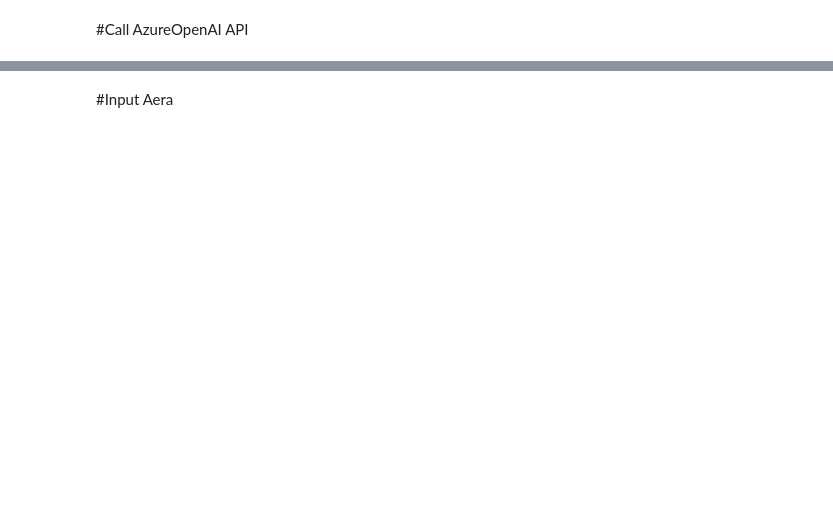
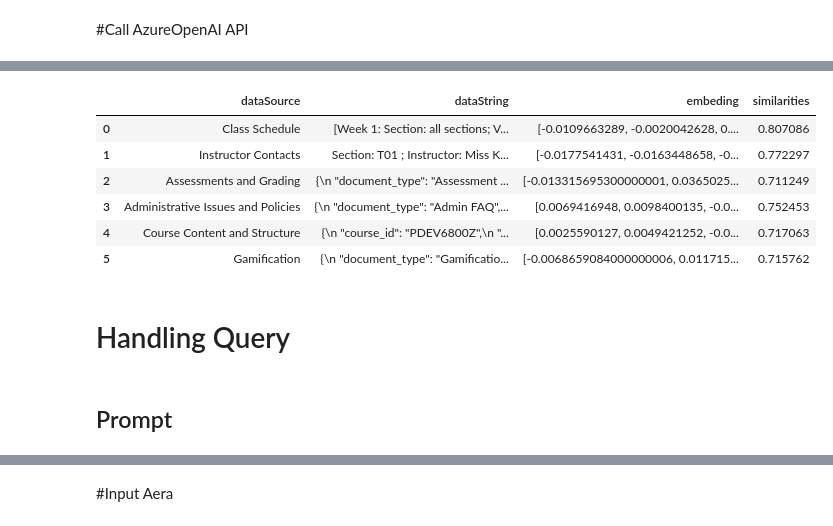
Before and after one commit to heihei0314/courseChatbot, a Jupyter notebook: Chatbot Test.ipynb, the cells around one changed output, grey strips where cells are left out. Drawn from its saved outputs; the diff is of its cells as text; code cells hidden in the pictures; blank space fills up the shorter version.

```diff
--- a/Chatbot Test.ipynb
+++ b/Chatbot Test.ipynb
@@ -312,0 +169,57 @@ Variable Cost (Tokens): 147
+# %%
+from docx import Document
+
+doc = Document('Assessment.docx')
+full_text = []
+for para in doc.paragraphs:
+    full_text.append(para.text)
+#print('\n'.join(full_text))
+if 'Assessments and Grading' in dataDict['dataSource'].values :
+  dataDict.loc[dataDict['dataSource'] == "Assessments and Grading", 'dataString'] = '\n'.join(full_text)
+else:
+  temp = {'dataSource':'Assessments and Grading',
+            'dataString':'\n'.join(full_text)}
+  dataDict=dataDict._append(temp, ignore_index = True)
+
+doc = Document('Admin FAQ.docx')
+full_text = []
+for para in doc.paragraphs:
+    full_text.append(para.text)
+if 'Administrative Issues and Policies' in dataDict['dataSource'].values :
+  dataDict.loc[dataDict['dataSource'] == "Administrative Issues and Policies", 'dataString'] = '\n'.join(full_text)
+else:
+  temp = {'dataSource':'Administrative Issues and Policies',
+            'dataString':'\n'.join(full_text)}
+  dataDict=dataDict._append(temp, ignore_index = True)
+
+doc = Document('Course Content.docx')
+full_text = []
+for para in doc.paragraphs:
+    full_text.append(para.text)
+if 'Course Content and Structure' in dataDict['dataSource'].values :
+  dataDict.loc[dataDict['dataSource'] == "Course Content and Structure", 'dataString'] = '\n'.join(full_text)
+else:
+  temp = {'dataSource':'Course Content and Structure',
+            'dataString':'\n'.join(full_text)}
+  dataDict=dataDict._append(temp, ignore_index = True)
+
+doc = Document('Gamification.docx')
+full_text = []
+for para in doc.paragraphs:
+    full_text.append(para.text)
+if 'Gamification' in dataDict['dataSource'].values :
+  dataDict.loc[dataDict['dataSource'] == "Gamification", 'dataString'] = '\n'.join(full_text)
+else:
+  temp = {'dataSource':'Gamification',
+            'dataString':'\n'.join(full_text)}
+  dataDict=dataDict._append(temp, ignore_index = True)
+
+dataDict
+# %% [output]
+|  | dataSource | dataString | embeding | similarities |
+| 0 | Class Schedule | [Week 1: Section: all sections; V... | [-0.0109663289, -0.0020042628, 0.... | 0.807086 |
+| 1 | Instructor Contacts | Section: T01 ; Instructor: Miss K... | [-0.0177541431, -0.0163448658, -0... | 0.772297 |
+| 2 | Assessments and Grading | {\n "document_type": "Assessment ... | [-0.013315695300000001, 0.0365025... | 0.711249 |
+| 3 | Administrative Issues and Policies | {\n "document_type": "Admin FAQ",... | [0.0069416948, 0.0098400135, -0.0... | 0.752453 |
+| 4 | Course Content and Structure | {\n "course_id": "PDEV6800Z",\n "... | [0.0025590127, 0.0049421252, -0.0... | 0.717063 |
+| 5 | Gamification | {\n "document_type": "Gamificatio... | [-0.0068659084000000006, 0.011715... | 0.715762 |
@@ -312,0 +246,4 @@ Variable Cost (Tokens): 147
+# %% [markdown]
+# Handling Query
+# %% [markdown]
+## Prompt
```
Also changed, not shown: parts of 84 cells of this notebook, 6 other files.
